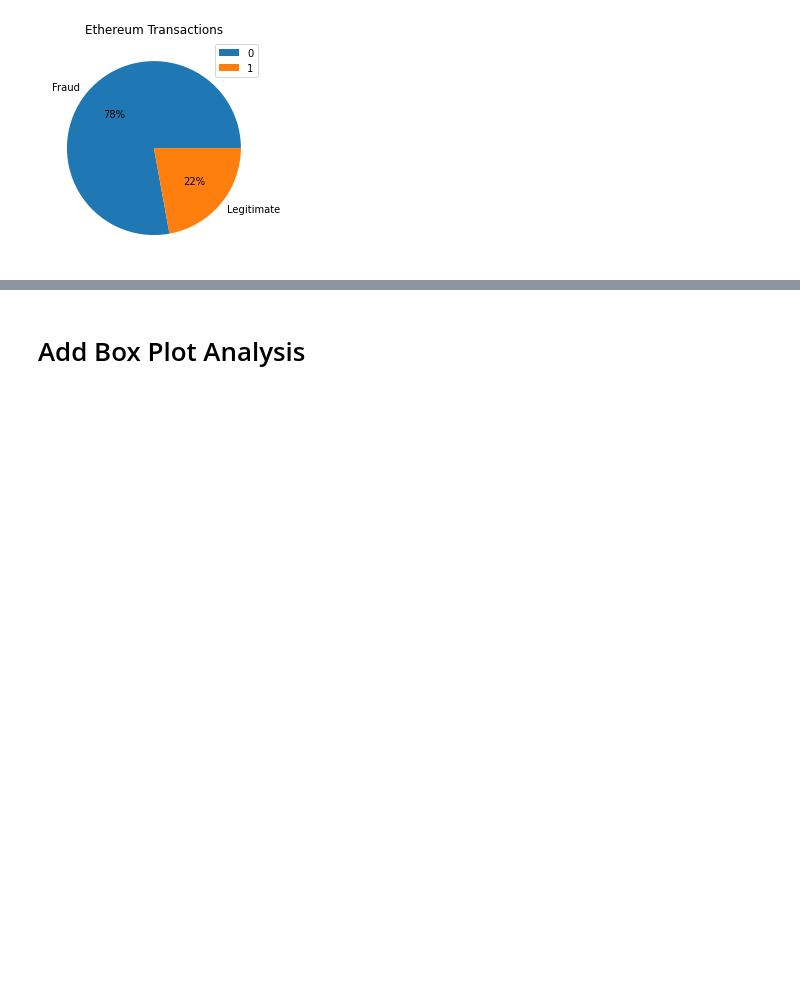
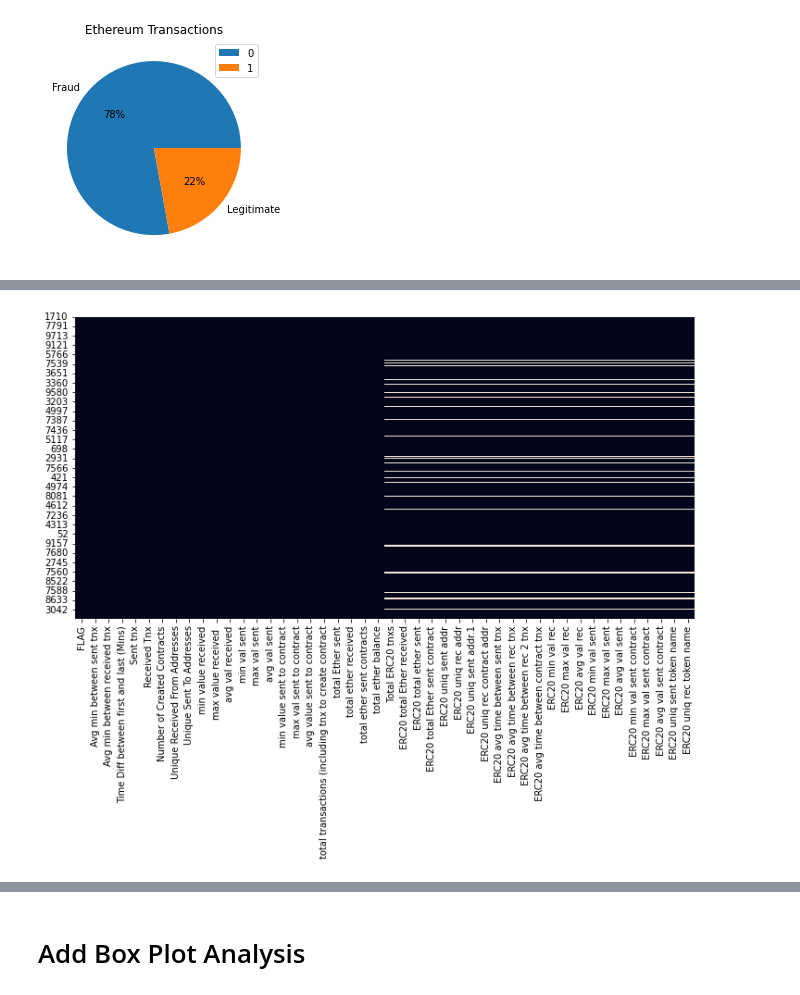
Before and after one commit to kennylee9672/EthereumFraudDetection, a Jupyter notebook: EthereumFraudModeling.ipynb, the cells around one changed output, grey strips where cells are left out. Saved outputs shown, nothing was run; the diff lists cells and outputs as text; code cells hidden in the pictures; blank space fills up the shorter version.

```diff
--- a/EthereumFraudModeling.ipynb
+++ b/EthereumFraudModeling.ipynb
@@ -108,0 +72,6 @@ print(upper.shape)
+# %%
+plt.figure(figsize=(12,6))
+sns.heatmap(df.isnull(), cbar=False)
+plt.show()
+# %% [output]
+[figure, added]
```
Also changed, not shown: parts of 39 cells of this notebook, 3 other files.
